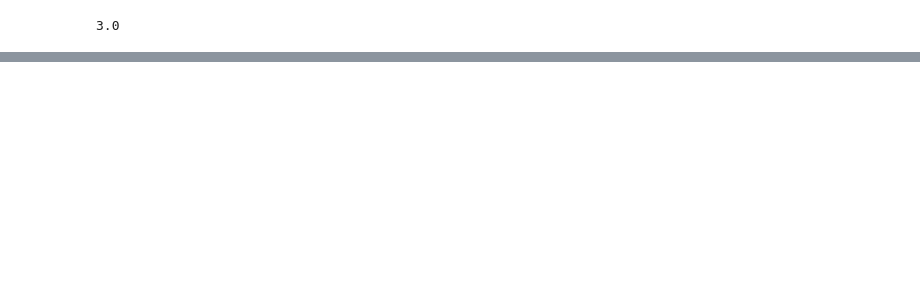
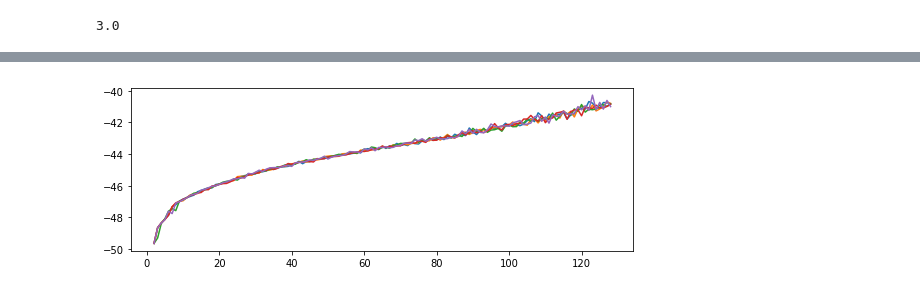
Before and after one commit to kline379/5525Lab3, a Jupyter notebook: Lab3.ipynb, the cells around one changed output, grey strips where cells are left out. Cells and saved outputs as stored; diff of their text form; code cells hidden in the pictures; blank space fills up the shorter version.

```diff
--- a/Lab3.ipynb
+++ b/Lab3.ipynb
@@ -112,0 +147,23 @@ dynamTimeWarp(mfccs, mfccs)
+# %%
+# Extension 3
+from sklearn import mixture
+import matplotlib.pyplot as plt
+import matplotlib as mpl
+
+
+n_components = 32
+cv_type = "diag"
+plt.figure(1, figsize=(9, 3))
+for i in range(5):
+    x_cords = []
+    score_cords = []
+    for n_components in range(2, 129):
+        gmm = mixture.GaussianMixture(n_components=n_components,
+                                          covariance_type=cv_type)
+        gmm.fit(np.vstack(mfcc_dict.values()))
+        x_cords.append(n_components)
+        score = gmm.score(np.vstack(mfcc_test.values()))
+        score_cords.append(score)
+    plt.plot(x_cords,score_cords)
+# %% [output]
+[figure, added]
```
Also changed, not shown: parts of 5 cells of this notebook, 22 other files.
